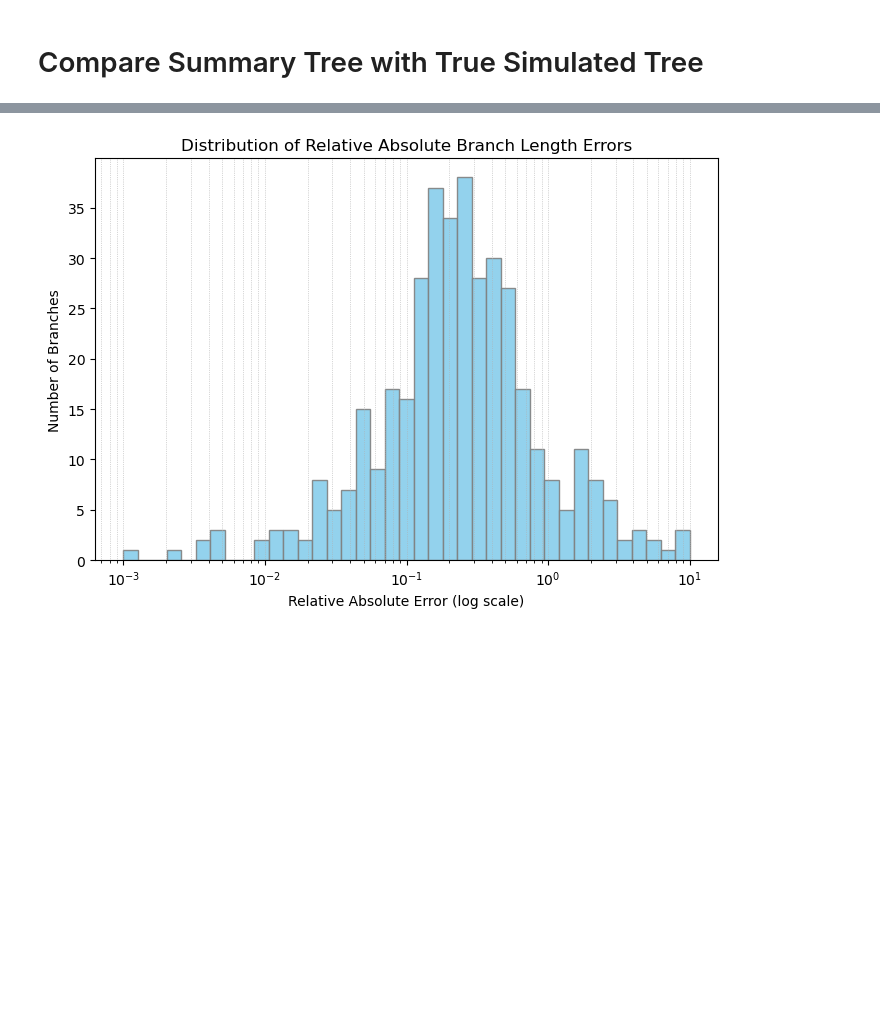
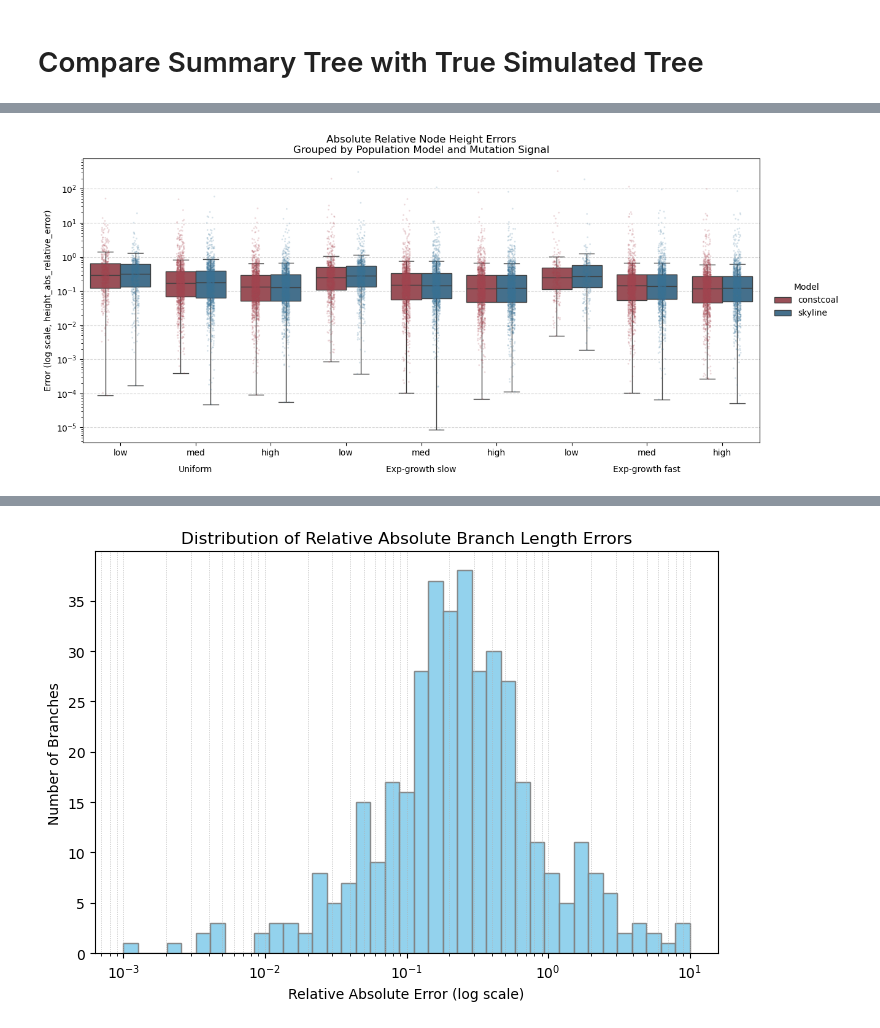
Before and after one commit to marie3003/BESP_paper-analyses, a Jupyter notebook: workflows/evaluate_results.ipynb, the cells around one changed output, grey strips where cells are left out. Cells and saved outputs as stored; diff of their text form; code cells hidden in the pictures; blank space fills up the shorter version.

```diff
--- a/workflows/evaluate_results.ipynb
+++ b/workflows/evaluate_results.ipynb
@@ -346,0 +51,4 @@ boxplot_branch_length_errors(branch_length_df, metric="height_relative_error", t
+# %%
+boxplot_branch_length_errors(tree_metrics_combined, metric="height_abs_relative_error", title="Absolute Relative Node Height Errors\nGrouped by Population Model and Mutation Signal")
+# %% [output]
+[figure, added]
```
Also changed, not shown: parts of 34 cells of this notebook, 5 other files.
